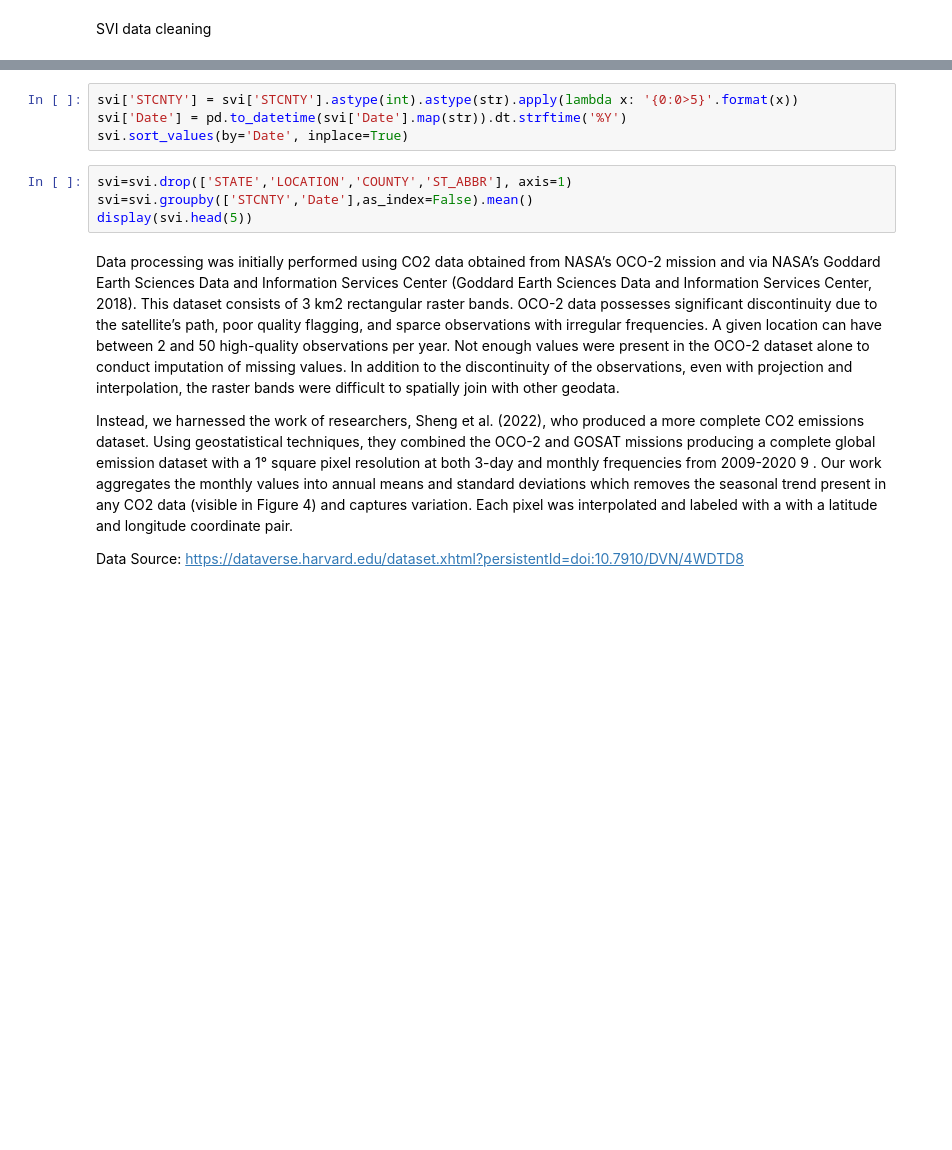
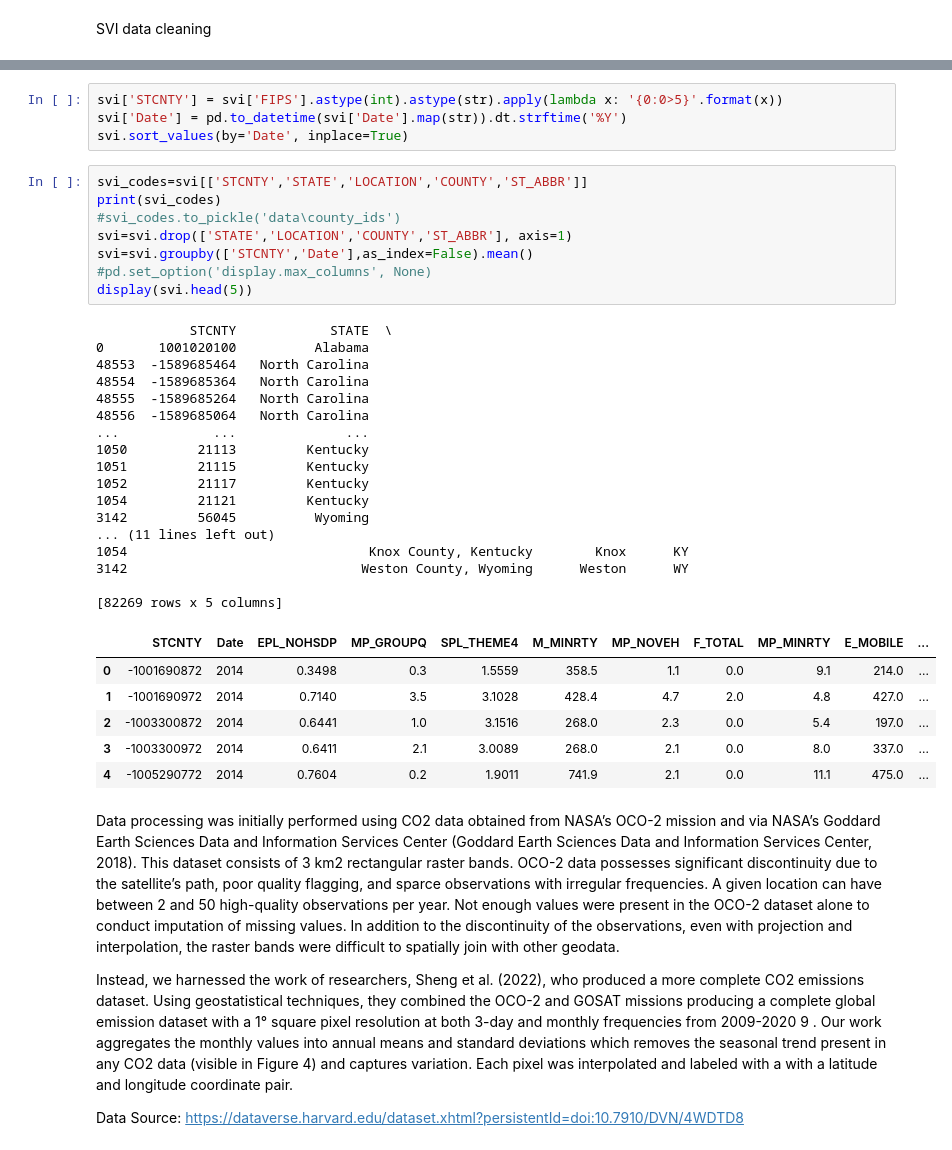
Before and after one commit to DanDryer/co2-socioeconomic-modeling, a Jupyter notebook: data_gather.ipynb, the cells around one changed output, grey strips where cells are left out. Cells and saved outputs as stored; diff of their text form; blank space fills up the shorter version.

Commit message:
Improved data gathering

```diff
--- a/data_gather.ipynb
+++ b/data_gather.ipynb
@@ -60,11 +61,39 @@ svi.shape
 # %%
-svi['STCNTY'] = svi['STCNTY'].astype(int).astype(str).apply(lambda x: '{0:0>5}'.format(x))
+svi['STCNTY'] = svi['FIPS'].astype(int).astype(str).apply(lambda x: '{0:0>5}'.format(x))
 svi['Date'] = pd.to_datetime(svi['Date'].map(str)).dt.strftime('%Y')
 svi.sort_values(by='Date', inplace=True)
 # %%
+svi_codes=svi[['STCNTY','STATE','LOCATION','COUNTY','ST_ABBR']]
+print(svi_codes)
+#svi_codes.to_pickle('data\county_ids')
 svi=svi.drop(['STATE','LOCATION','COUNTY','ST_ABBR'], axis=1)
 svi=svi.groupby(['STCNTY','Date'],as_index=False).mean()
+#pd.set_option('display.max_columns', None)
 display(svi.head(5))
+# %% [output]
+            STCNTY            STATE  \
+0       1001020100          Alabama
+48553  -1589685464   North Carolina
+48554  -1589685364   North Carolina
+48555  -1589685264   North Carolina
+48556  -1589685064   North Carolina
+...            ...              ...
+1050         21113         Kentucky
+1051         21115         Kentucky
+1052         21117         Kentucky
+1054         21121         Kentucky
+3142         56045          Wyoming
+... (11 lines left out)
+1054                               Knox County, Kentucky        Knox      KY
+3142                              Weston County, Wyoming      Weston      WY
+
+[82269 rows x 5 columns]
+|  | STCNTY | Date | EPL_NOHSDP | MP_GROUPQ | SPL_THEME4 | M_MINRTY | MP_NOVEH | F_TOTAL | MP_MINRTY | E_MOBILE | ... |
+| 0 | -1001690872 | 2014 | 0.3498 | 0.3 | 1.5559 | 358.5 | 1.1 | 0.0 | 9.1 | 214.0 | ... |
+| 1 | -1001690972 | 2014 | 0.7140 | 3.5 | 3.1028 | 428.4 | 4.7 | 2.0 | 4.8 | 427.0 | ... |
+| 2 | -1003300872 | 2014 | 0.6441 | 1.0 | 3.1516 | 268.0 | 2.3 | 0.0 | 5.4 | 197.0 | ... |
+| 3 | -1003300972 | 2014 | 0.6411 | 2.1 | 3.0089 | 268.0 | 2.1 | 0.0 | 8.0 | 337.0 | ... |
+| 4 | -1005290772 | 2014 | 0.7604 | 0.2 | 1.9011 | 741.9 | 2.1 | 0.0 | 11.1 | 475.0 | ... |
 # %% [markdown]
 Data processing was initially performed using CO2 data obtained from NASA’s OCO-2 mission
 and via NASA’s Goddard Earth Sciences Data and Information Services Center (Goddard Earth
```
Also changed, not shown: parts of 16 cells of this notebook.
